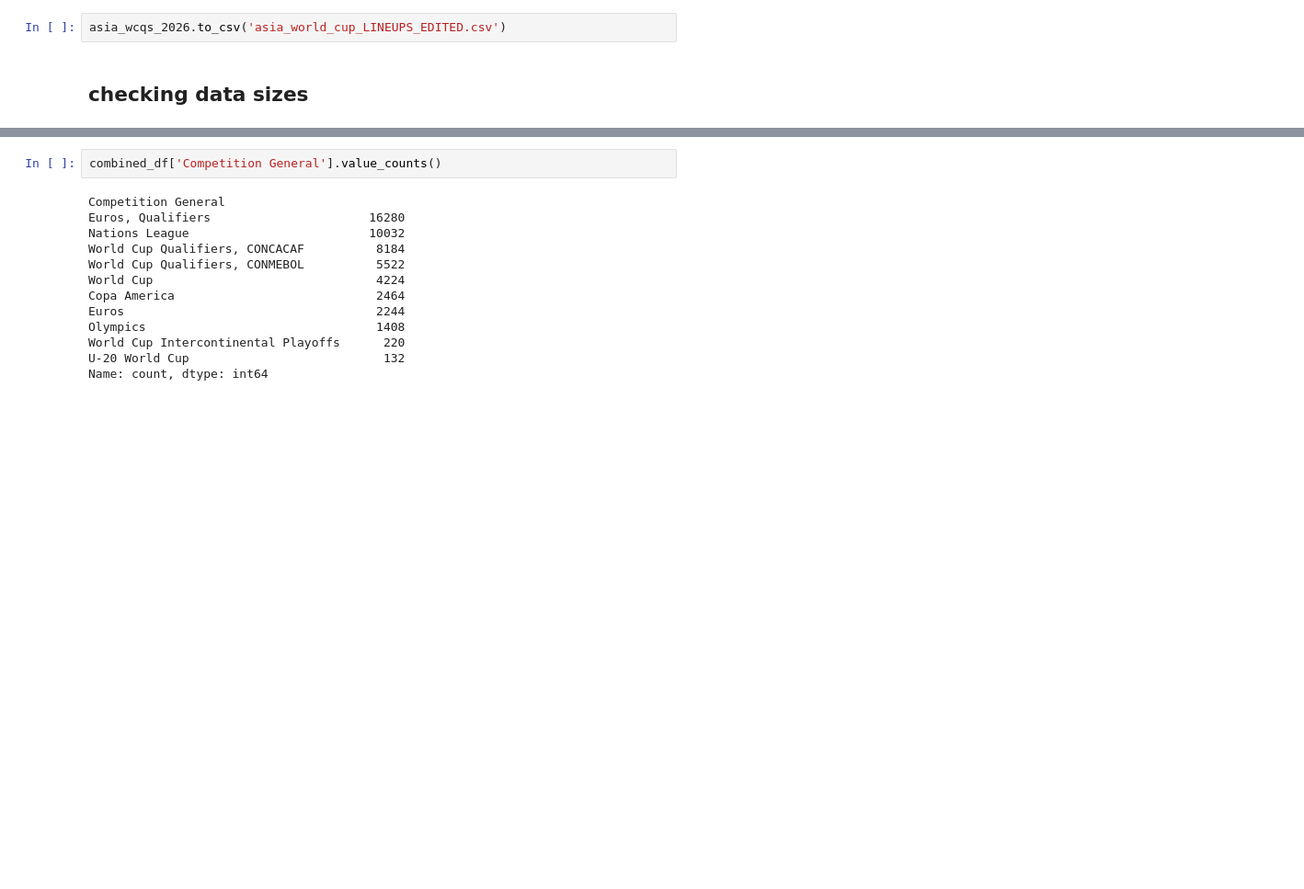
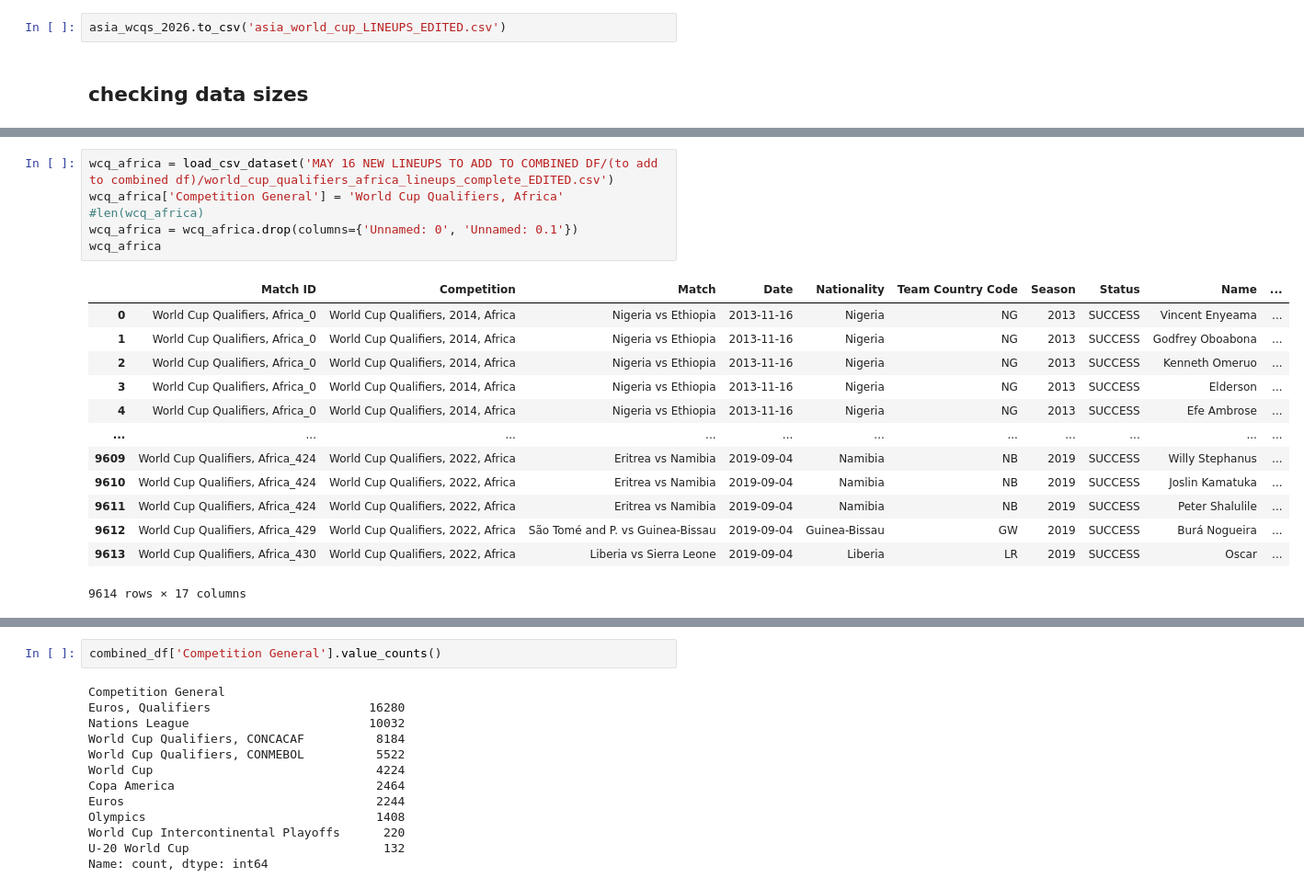
Before and after one commit to finnlsmith/footy_project_market_value_rankings, a Jupyter notebook: create_dataset_1/market_value_scrapes.ipynb, the cells around one changed output, grey strips where cells are left out. Shown at 92% size. Saved outputs shown, nothing was run; the diff lists cells and outputs as text; blank space fills up the shorter version.

```diff
--- a/create_dataset_1/market_value_scrapes.ipynb
+++ b/create_dataset_1/market_value_scrapes.ipynb
@@ -722,0 +790,20 @@ asia_wcqs_2026.to_csv('asia_world_cup_LINEUPS_EDITED.csv')
+# %%
+wcq_africa = load_csv_dataset('MAY 16 NEW LINEUPS TO ADD TO COMBINED DF/(to add to combined df)/world_cup_qualifiers_africa_lineups_complete_EDITED.csv')
+wcq_africa['Competition General'] = 'World Cup Qualifiers, Africa'
+#len(wcq_africa)
+wcq_africa = wcq_africa.drop(columns={'Unnamed: 0', 'Unnamed: 0.1'})
+wcq_africa
+# %% [output]
+|  | Match ID | Competition | Match | Date | Nationality | Team Country Code | Season | Status | Name | ... |
+| 0 | World Cup Qualifiers, Africa_0 | World Cup Qualifiers, 2014, Africa | Nigeria vs Ethiopia | 2013-11-16 | Nigeria | NG | 2013 | SUCCESS | Vincent Enyeama | ... |
+| 1 | World Cup Qualifiers, Africa_0 | World Cup Qualifiers, 2014, Africa | Nigeria vs Ethiopia | 2013-11-16 | Nigeria | NG | 2013 | SUCCESS | Godfrey Oboabona | ... |
+| 2 | World Cup Qualifiers, Africa_0 | World Cup Qualifiers, 2014, Africa | Nigeria vs Ethiopia | 2013-11-16 | Nigeria | NG | 2013 | SUCCESS | Kenneth Omeruo | ... |
+| 3 | World Cup Qualifiers, Africa_0 | World Cup Qualifiers, 2014, Africa | Nigeria vs Ethiopia | 2013-11-16 | Nigeria | NG | 2013 | SUCCESS | Elderson | ... |
+| 4 | World Cup Qualifiers, Africa_0 | World Cup Qualifiers, 2014, Africa | Nigeria vs Ethiopia | 2013-11-16 | Nigeria | NG | 2013 | SUCCESS | Efe Ambrose | ... |
+| ... | ... | ... | ... | ... | ... | ... | ... | ... | ... | ... |
+| 9609 | World Cup Qualifiers, Africa_424 | World Cup Qualifiers, 2022, Africa | Eritrea vs Namibia | 2019-09-04 | Namibia | NB | 2019 | SUCCESS | Willy Stephanus | ... |
+| 9610 | World Cup Qualifiers, Africa_424 | World Cup Qualifiers, 2022, Africa | Eritrea vs Namibia | 2019-09-04 | Namibia | NB | 2019 | SUCCESS | Joslin Kamatuka | ... |
+| 9611 | World Cup Qualifiers, Africa_424 | World Cup Qualifiers, 2022, Africa | Eritrea vs Namibia | 2019-09-04 | Namibia | NB | 2019 | SUCCESS | Peter Shalulile | ... |
+| 9612 | World Cup Qualifiers, Africa_429 | World Cup Qualifiers, 2022, Africa | São Tomé and P. vs Guinea-Bissau | 2019-09-04 | Guinea-Bissau | GW | 2019 | SUCCESS | Burá Nogueira | ... |
+| 9613 | World Cup Qualifiers, Africa_430 | World Cup Qualifiers, 2022, Africa | Liberia vs Sierra Leone | 2019-09-04 | Liberia | LR | 2019 | SUCCESS | Oscar | ... |
+9614 rows × 17 columns
```
Also changed, not shown: parts of 15 cells of this notebook, 1 other file.
